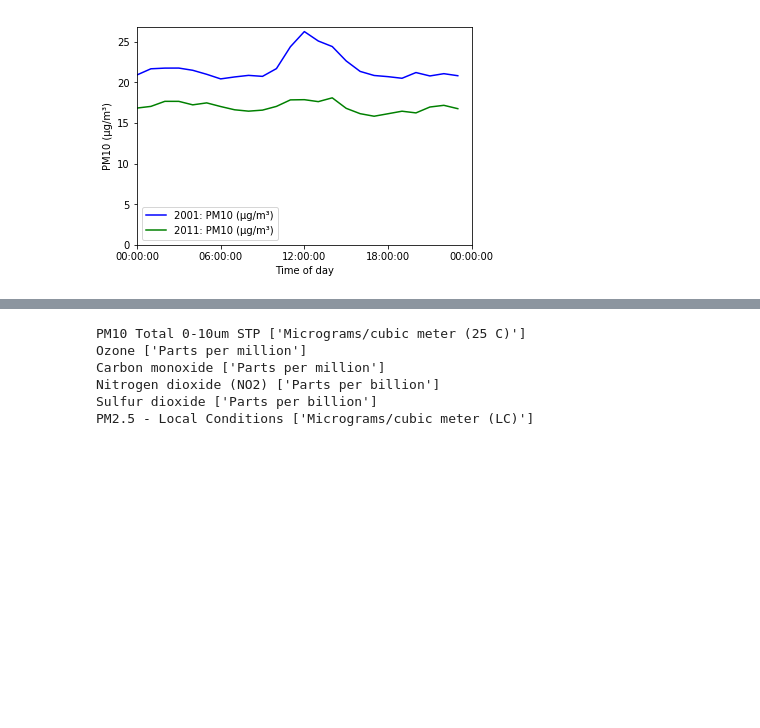
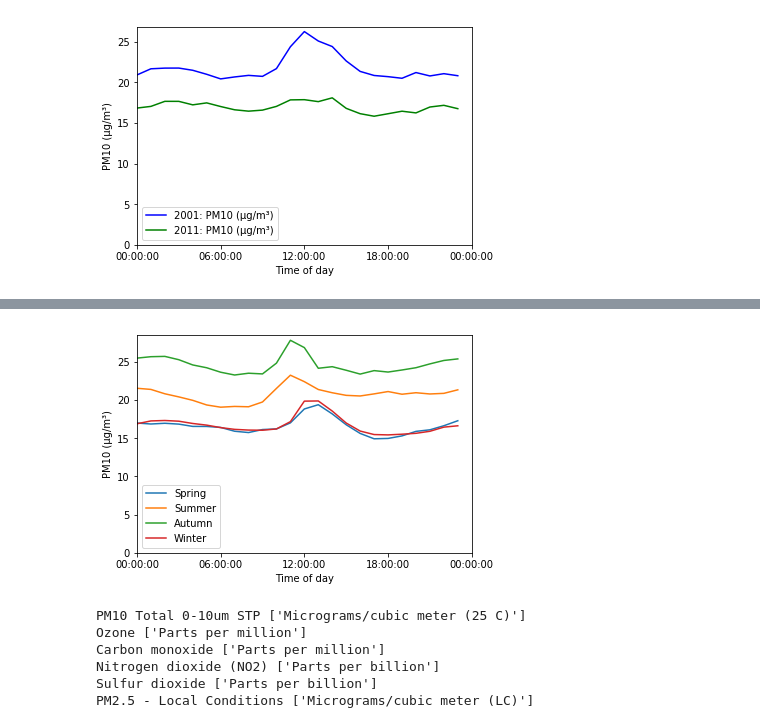
Before and after one commit to DuncanDHall/EAS-air-quality, a Jupyter notebook: exploration_v3.ipynb, the cells around one changed output, grey strips where cells are left out. Cells and saved outputs as stored; diff of their text form; code cells hidden in the pictures; blank space fills up the shorter version.

```diff
--- a/exploration_v3.ipynb
+++ b/exploration_v3.ipynb
@@ -174,3 +174,37 @@ plt.savefig('change_pm10.png',dpi=1000)
+# %%
+df['doy']=df.index.dayofyear
+df['woy']=(df.doy/7).astype(int)
+df['tod']=df.index.time
+df['year']=df.index.year
+df['month']=df.index.month
+
+fig = plt.figure() # Create matplotlib figure
+
+ax = fig.add_subplot(111) # Create matplotlib axes
+
+annual_mean = df[(df.parameter==PM10) & (df.month>0) & (df.month<=3)].groupby('tod').value.mean()
+annual_mean.plot(ax=ax)
+
+annual_mean = df[(df.parameter==PM10) & (df.month>3) & (df.month<=6)].groupby('tod').value.mean()
+annual_mean.plot(ax=ax)
+
+annual_mean = df[(df.parameter==PM10) & (df.month>6) & (df.month<=9)].groupby('tod').value.mean()
+annual_mean.plot(ax=ax)
+
+annual_mean = df[(df.parameter==PM10) & (df.month>9) & (df.month<=12)].groupby('tod').value.mean()
+annual_mean.plot(ax=ax)
+
+ax.legend(['Spring','Summer','Autumn','Winter'])
+ax.set_ylabel('PM10 (μg/m³)')
+
+ax.set_xlabel('Time of day')
+ax.set_xticks(np.array(range(0,25,6))*3600)
+ax.set_xlim((0,24*3600))
+ax.set_ylim(ymin=0)
+
+plt.savefig('seasonality.png',dpi=1000)
+# %% [output]
+[figure, added]
 # %%
 for p in df.parameter.unique():
     print(p, df[df.parameter==p].unit.unique())
```
Also changed, not shown: parts of 1 cell of this notebook, 1 other file.
